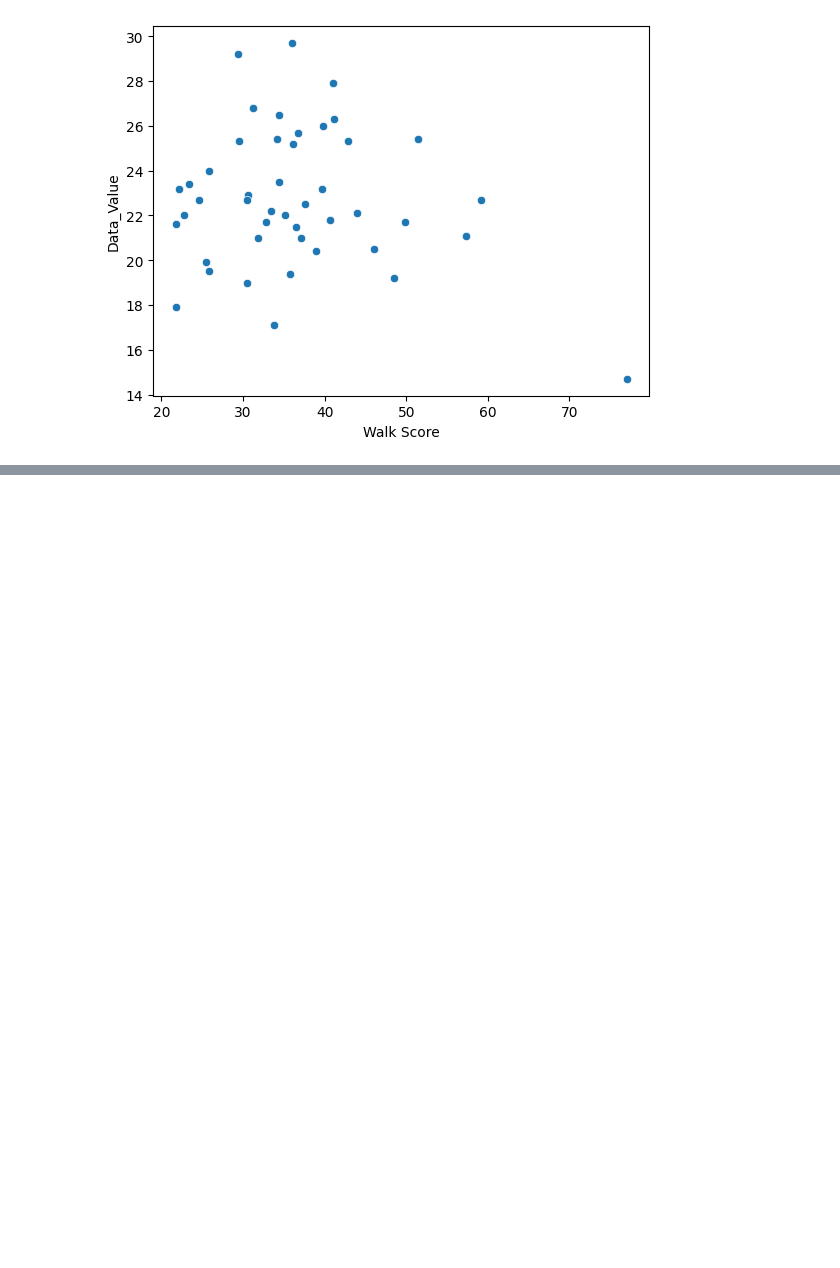
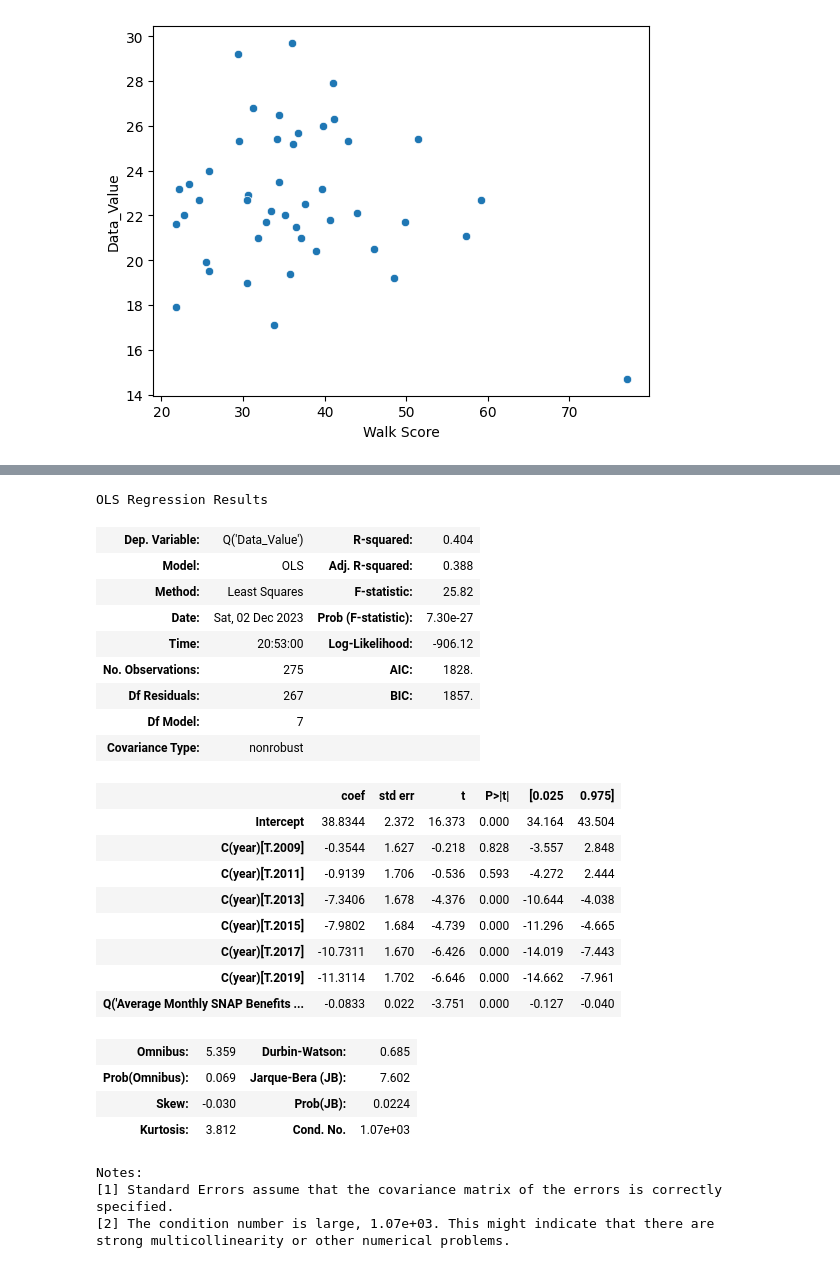
Before and after one commit to Ludougan123234/si618-project, a Jupyter notebook: nb/randy.ipynb, the cells around one changed output, grey strips where cells are left out. Drawn from its saved outputs; the diff is of its cells as text; code cells hidden in the pictures; blank space fills up the shorter version.

```diff
--- a/nb/randy.ipynb
+++ b/nb/randy.ipynb
@@ -283,0 +457,57 @@ sns.scatterplot(data = walk_physical,
+# %%
+soda_snap_reg = (
+            df_nutri.query(
+                f"Stratification1 == 'Total' & (QuestionID == 'Q058')"
+            )
+            .groupby(["LocationDesc", 'YearStart'])["Data_Value"]
+            .sum()
+            .reset_index()
+            .merge(
+                snap_df.query(
+                    f"Location != 'United States' & Location != 'Guam'"
+                ),
+                how="inner",
+                left_on=["LocationDesc", 'YearStart'],
+                right_on=["Location", 'year'],
+            )
+        )[
+            [
+                "LocationDesc",
+                "Data_Value",
+                "Average Monthly SNAP Benefits per Participant",
+                "Average Monthly SNAP Participants",
+                "Total Benefits",
+                "year",
+            ]
+        ]
+# %%
+results = smf.ols("Q('Data_Value') ~ C(year) + Q('Average Monthly SNAP Benefits per Participant')", data = soda_snap_reg).fit()
+results.summary()
+# %% [output]
+OLS Regression Results
+| Dep. Variable: | Q('Data_Value') | R-squared: | 0.404 |
+| Model: | OLS | Adj. R-squared: | 0.388 |
+| Method: | Least Squares | F-statistic: | 25.82 |
+| Date: | Sat, 02 Dec 2023 | Prob (F-statistic): | 7.30e-27 |
+| Time: | 20:53:00 | Log-Likelihood: | -906.12 |
+| No. Observations: | 275 | AIC: | 1828. |
+| Df Residuals: | 267 | BIC: | 1857. |
+| Df Model: | 7 |  |  |
+| Covariance Type: | nonrobust |  |  |
+|  | coef | std err | t | P>|t| | [0.025 | 0.975] |
+| Intercept | 38.8344 | 2.372 | 16.373 | 0.000 | 34.164 | 43.504 |
+| C(year)[T.2009] | -0.3544 | 1.627 | -0.218 | 0.828 | -3.557 | 2.848 |
+| C(year)[T.2011] | -0.9139 | 1.706 | -0.536 | 0.593 | -4.272 | 2.444 |
+| C(year)[T.2013] | -7.3406 | 1.678 | -4.376 | 0.000 | -10.644 | -4.038 |
+| C(year)[T.2015] | -7.9802 | 1.684 | -4.739 | 0.000 | -11.296 | -4.665 |
+| C(year)[T.2017] | -10.7311 | 1.670 | -6.426 | 0.000 | -14.019 | -7.443 |
+| C(year)[T.2019] | -11.3114 | 1.702 | -6.646 | 0.000 | -14.662 | -7.961 |
+| Q('Average Monthly SNAP Benefits ... | -0.0833 | 0.022 | -3.751 | 0.000 | -0.127 | -0.040 |
+| Omnibus: | 5.359 | Durbin-Watson: | 0.685 |
+| Prob(Omnibus): | 0.069 | Jarque-Bera (JB): | 7.602 |
+| Skew: | -0.030 | Prob(JB): | 0.0224 |
+| Kurtosis: | 3.812 | Cond. No. | 1.07e+03 |
+Notes:
+[1] Standard Errors assume that the covariance matrix of the errors is correctly specified.
+[2] The condition number is large, 1.07e+03. This might indicate that there are
+strong multicollinearity or other numerical problems.
```
Also changed, not shown: parts of 14 cells of this notebook, 1 other file.
